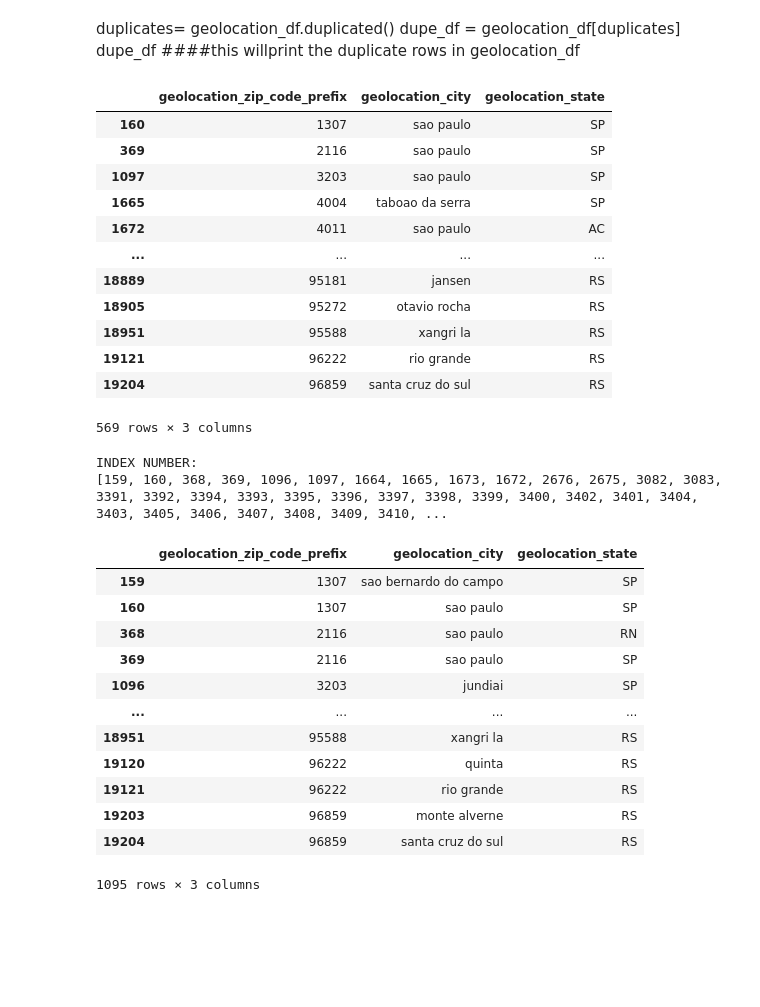
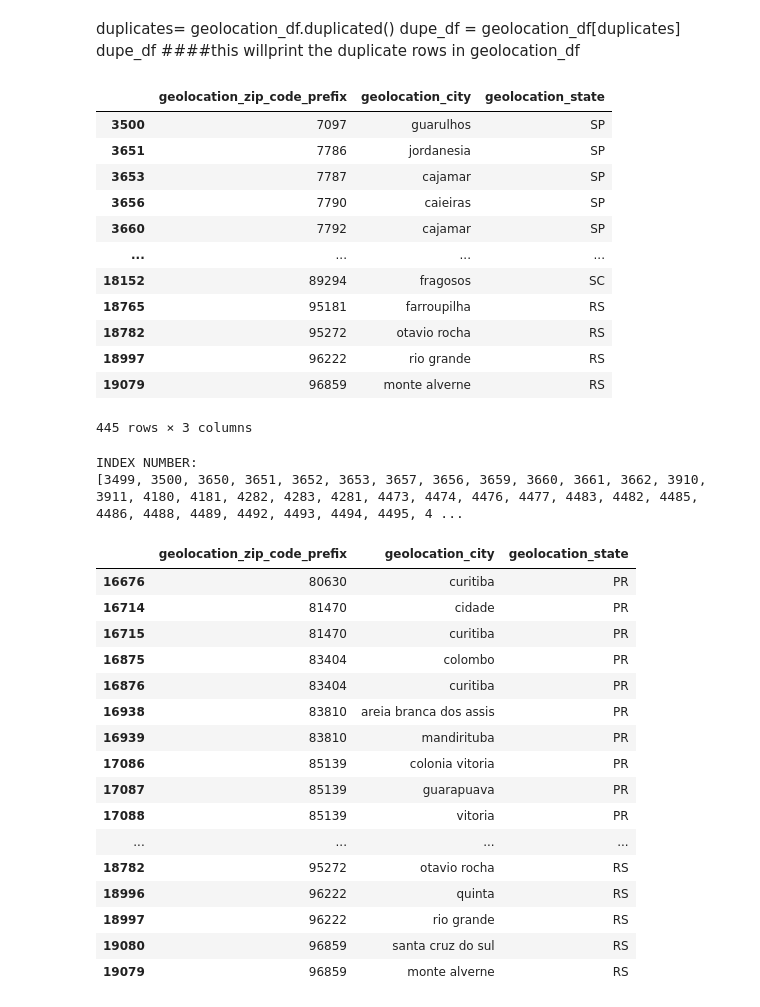
Before and after one commit to HassanHosain/tp_final_proj, a Jupyter notebook: cleaned geolocation_df.ipynb, the cells around one changed output. Drawn from its saved outputs; the diff is of its cells as text; code cells hidden in the pictures; blank space fills up the shorter version.

Commit message:
cleaned geolocation _df have 19460 rows

```diff
--- a/cleaned geolocation_df.ipynb
+++ b/cleaned geolocation_df.ipynb
@@ -105,6 +236,11 @@ print("All CSV files uploaded successfully to PostgreSQL database with modified
+# %%
+cleaned_geolocation['geolocation_city'] = cleaned_geolocation['geolocation_city'].str.replace("lambari d%26apos%3boeste", "lambari d oeste", case=False)
+cleaned_geolocation['geolocation_city'] = cleaned_geolocation['geolocation_city'].str.replace("lambari d'oeste", "lambari d oeste", case=False)
+cleaned_geolocation['geolocation_city'] = cleaned_geolocation['geolocation_city'].str.replace("figueiropolis d'oeste", "figueiropolis d oeste", case=False)
+cleaned_geolocation['geolocation_city'] = cleaned_geolocation['geolocation_city'].str.replace("mirassol d'oeste", "mirassol d oeste", case=False)
 # %%
-#cleaned_geolocation_df =cleaned_geolocation.groupby(['geolocation_zip_code_prefix','geolocation_city','geolocation_state']).agg({'geolocation_lat': 'mean','geolocation_lng':'mean'}).reset_index()
-#cleaned_geolocation_df.head(50)
+cleaned_geolocation_mean =cleaned_geolocation.groupby(['geolocation_zip_code_prefix','geolocation_city','geolocation_state']).agg({'geolocation_lat': 'mean','geolocation_lng':'mean'}).reset_index()
+cleaned_geolocation_mean.head(50)
 # %% [output]
 |  | geolocation_zip_code_prefix | geolocation_city | geolocation_state | geolocation_lat | geolocation_lng |
 | 0 | 1001 | sao paulo | SP | -23.550271 | -46.634047 |
@@ -146,6 +282,6 @@ print("All CSV files uploaded successfully to PostgreSQL database with modified
 # %%
-##cleaned_geolocation_df = cleaned_geolocation_df.sort_values(by='geolocation_zip_code_prefix')
-##cleaned_geolocation_df.info()
-##print(cleaned_geolocation_df.nunique())
+cleaned_geolocation_mean = cleaned_geolocation_mean.sort_values(by='geolocation_zip_code_prefix')
+cleaned_geolocation_mean.info()
+print(cleaned_geolocation_mean.nunique())
 # %% [output]
 <class 'pandas.core.frame.DataFrame'>
@@ -178,41 +307,46 @@ duplicates= geolocation_df.duplicated()
 dupe_df = geolocation_df[duplicates]
 dupe_df ####this willprint the duplicate rows in geolocation_df
 # %%
-##g1=cleaned_geolocation_df[['geolocation_zip_code_prefix','geolocation_city','geolocation_state']]
-##duplicates= g1['geolocation_zip_code_prefix'].duplicated()
-##duplicate_zip= g1[duplicates]
+g1=cleaned_geolocation_mean[['geolocation_zip_code_prefix','geolocation_city','geolocation_state']]
+duplicates= g1['geolocation_zip_code_prefix'].duplicated()
+duplicate_zip= g1[duplicates]
+duplicate_zip
 # %% [output]
 |  | geolocation_zip_code_prefix | geolocation_city | geolocation_state |
-| 160 | 1307 | sao paulo | SP |
-| 369 | 2116 | sao paulo | SP |
-| 1097 | 3203 | sao paulo | SP |
-| 1665 | 4004 | taboao da serra | SP |
-| 1672 | 4011 | sao paulo | AC |
+| 3500 | 7097 | guarulhos | SP |
+| 3651 | 7786 | jordanesia | SP |
+| 3653 | 7787 | cajamar | SP |
+| 3656 | 7790 | caieiras | SP |
+| 3660 | 7792 | cajamar | SP |
 | ... | ... | ... | ... |
-| 18889 | 95181 | jansen | RS |
-| 18905 | 95272 | otavio rocha | RS |
-| 18951 | 95588 | xangri la | RS |
-| 19121 | 96222 | rio grande | RS |
-| 19204 | 96859 | santa cruz do sul | RS |
+| 18152 | 89294 | fragosos | SC |
+| 18765 | 95181 | farroupilha | RS |
+| 18782 | 95272 | otavio rocha | RS |
+| 18997 | 96222 | rio grande | RS |
+| 19079 | 96859 | monte alverne | RS |
-569 rows × 3 columns
+445 rows × 3 columns
 # %%
-##duplicate_rows= g1[g1.duplicated(subset=['geolocation_zip_code_prefix'], keep= False)]
-##print("INDEX NUMBER:")
-##print(duplicate_rows.index.tolist())
-##duplicate_rows
+duplicate_rows= g1[g1.duplicated(subset=['geolocation_zip_code_prefix'], keep= False)]
+print("INDEX NUMBER:")
+print(duplicate_rows.index.tolist())
+duplicate_rows.tail(50)
 # %% [output]
 INDEX NUMBER:
-[159, 160, 368, 369, 1096, 1097, 1664, 1665, 1673, 1672, 2676, 2675, 3082, 3083, 3391, 3392, 3394, 3393, 3395, 3396, 3397, 3398, 3399, 3400, 3402, 3401, 3404, 3403, 3405, 3406, 3407, 3408, 3409, 3410, ...
+[3499, 3500, 3650, 3651, 3652, 3653, 3657, 3656, 3659, 3660, 3661, 3662, 3910, 3911, 4180, 4181, 4282, 4283, 4281, 4473, 4474, 4476, 4477, 4483, 4482, 4485, 4486, 4488, 4489, 4492, 4493, 4494, 4495, 4 ...
 |  | geolocation_zip_code_prefix | geolocation_city | geolocation_state |
-| 159 | 1307 | sao bernardo do campo | SP |
-| 160 | 1307 | sao paulo | SP |
-| 368 | 2116 | sao paulo | RN |
-| 369 | 2116 | sao paulo | SP |
-| 1096 | 3203 | jundiai | SP |
+| 16676 | 80630 | curitiba | PR |
+| 16714 | 81470 | cidade | PR |
+| 16715 | 81470 | curitiba | PR |
+| 16875 | 83404 | colombo | PR |
+| 16876 | 83404 | curitiba | PR |
+| 16938 | 83810 | areia branca dos assis | PR |
+| 16939 | 83810 | mandirituba | PR |
+| 17086 | 85139 | colonia vitoria | PR |
+| 17087 | 85139 | guarapuava | PR |
+| 17088 | 85139 | vitoria | PR |
 | ... | ... | ... | ... |
-| 18951 | 95588 | xangri la | RS |
-| 19120 | 96222 | quinta | RS |
-| 19121 | 96222 | rio grande | RS |
-| 19203 | 96859 | monte alverne | RS |
-| 19204 | 96859 | santa cruz do sul | RS |
+| 18782 | 95272 | otavio rocha | RS |
+| 18996 | 96222 | quinta | RS |
+| 18997 | 96222 | rio grande | RS |
+| 19080 | 96859 | santa cruz do sul | RS |
+| 19079 | 96859 | monte alverne | RS |
-1095 rows × 3 columns
```
Also changed, not shown: parts of 43 cells of this notebook.
